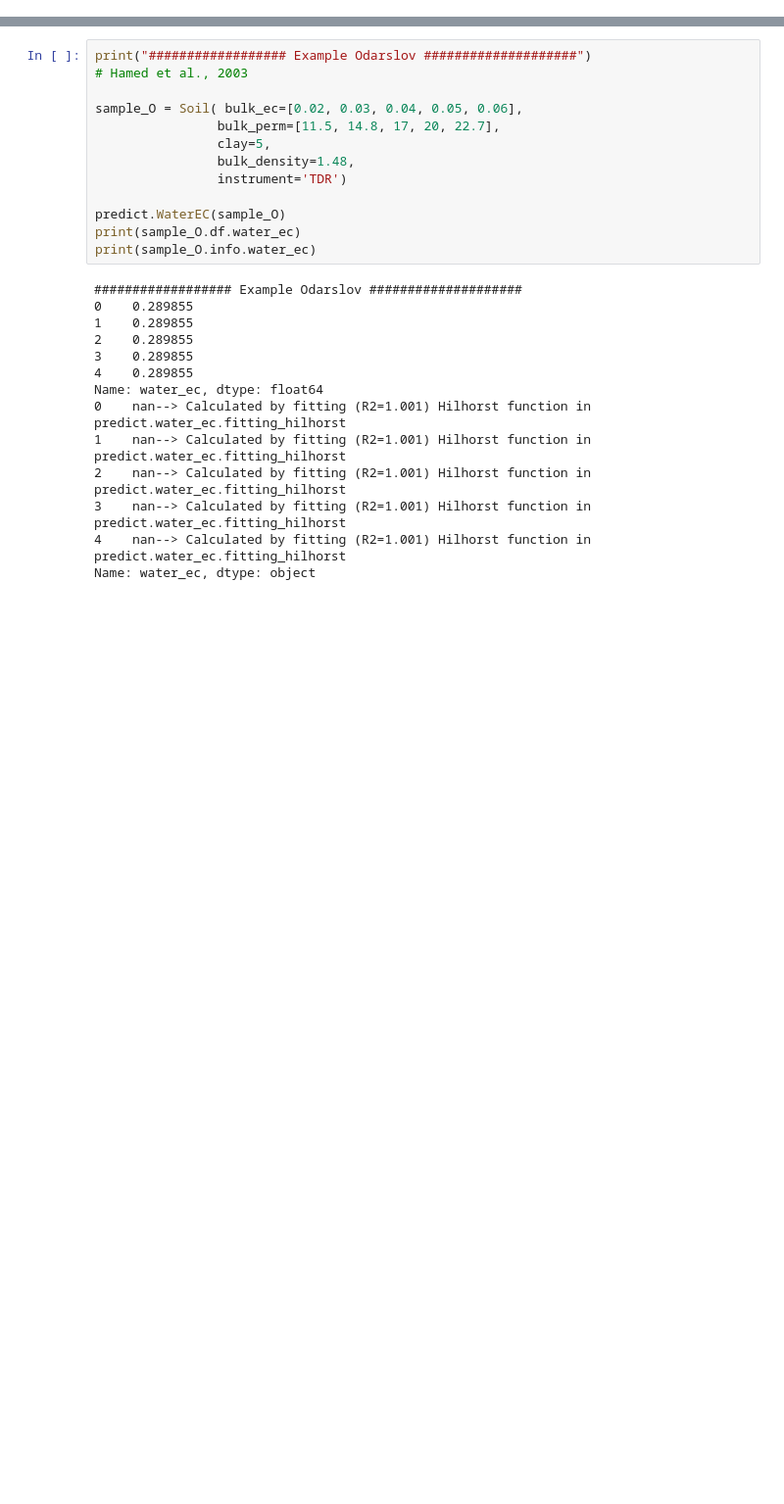
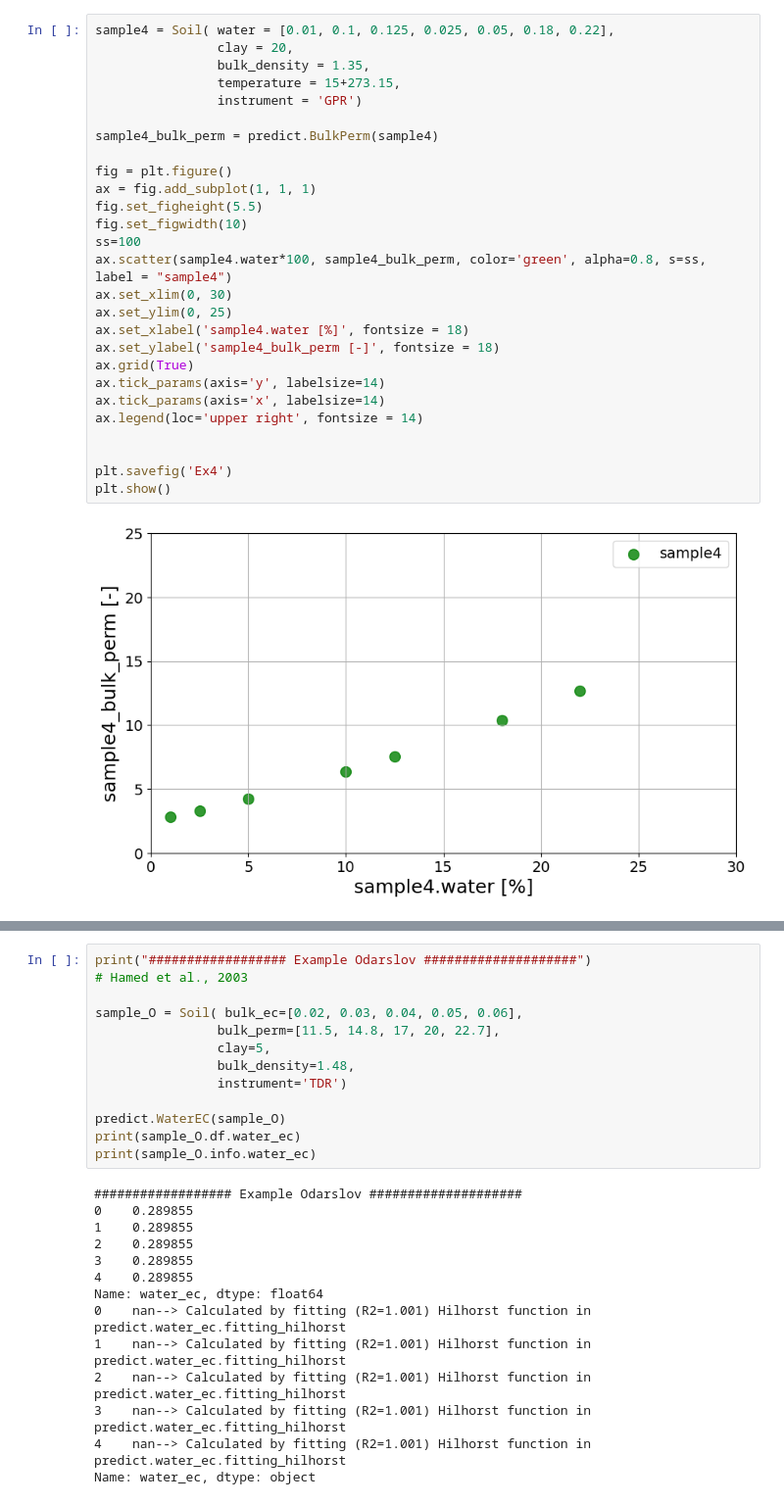
Before and after one commit to SENSE-UGent/Pedophysics, a Jupyter notebook: examples/Examples.ipynb, the cells around one changed output, grey strips where cells are left out. Shown: that part at 98% size. Drawn from its saved outputs; the diff is of its cells as text; blank space fills up the shorter version.

```diff
--- a/examples/Examples.ipynb
+++ b/examples/Examples.ipynb
@@ -106,0 +175,29 @@ array([0.105, 0.162, 0.185, 0.206, 0.243])
+# %%
+sample4 = Soil( water = [0.01, 0.1, 0.125, 0.025, 0.05, 0.18, 0.22],
+                clay = 20,
+                bulk_density = 1.35,
+                temperature = 15+273.15,
+                instrument = 'GPR')
+
+sample4_bulk_perm = predict.BulkPerm(sample4)
+
+fig = plt.figure()
+ax = fig.add_subplot(1, 1, 1)
+fig.set_figheight(5.5)
+fig.set_figwidth(10)
+ss=100
+ax.scatter(sample4.water*100, sample4_bulk_perm, color='green', alpha=0.8, s=ss, label = "sample4")
+ax.set_xlim(0, 30)
+ax.set_ylim(0, 25)
+ax.set_xlabel('sample4.water [%]', fontsize = 18)
+ax.set_ylabel('sample4_bulk_perm [-]', fontsize = 18)
+ax.grid(True)
+ax.tick_params(axis='y', labelsize=14)
+ax.tick_params(axis='x', labelsize=14)
+ax.legend(loc='upper right', fontsize = 14)
+
+
+plt.savefig('Ex4')
+plt.show()
+# %% [output]
+[figure, added]
```
Also changed, not shown: parts of 16 cells of this notebook, 6 other files.
